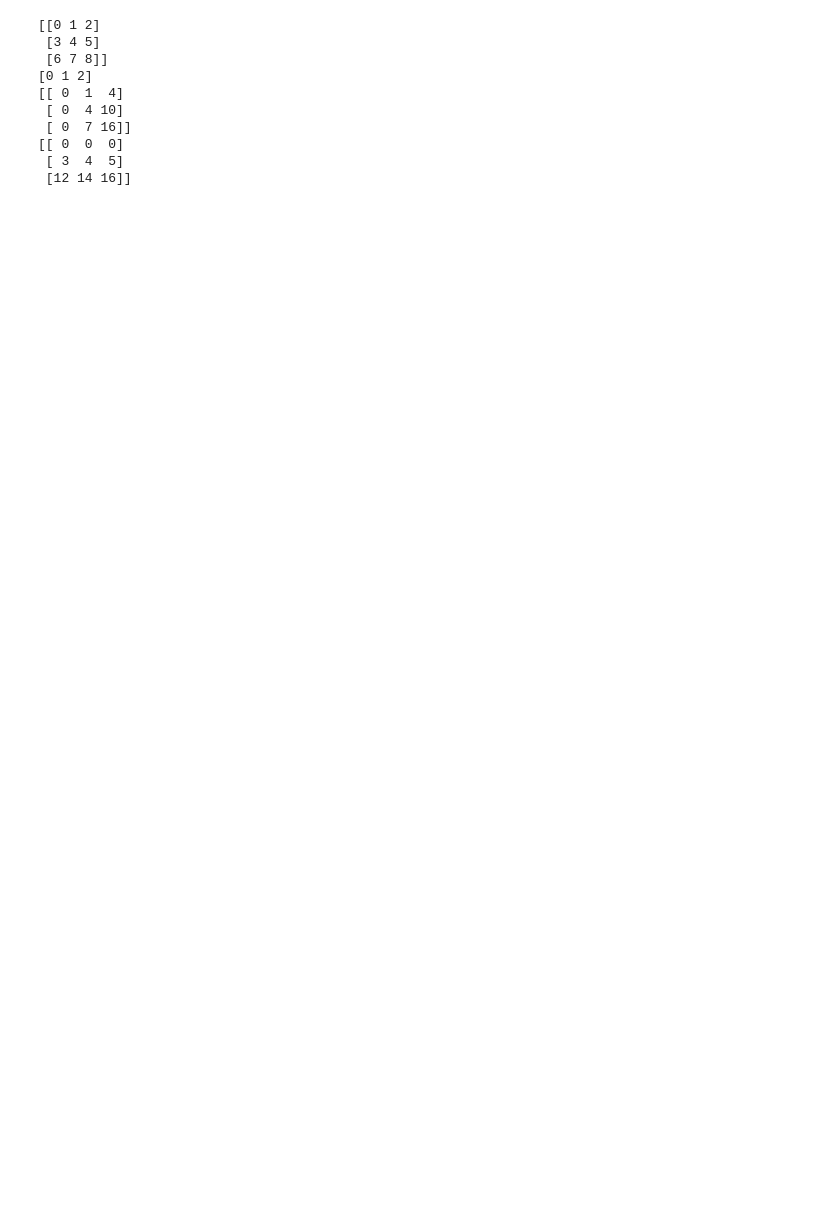
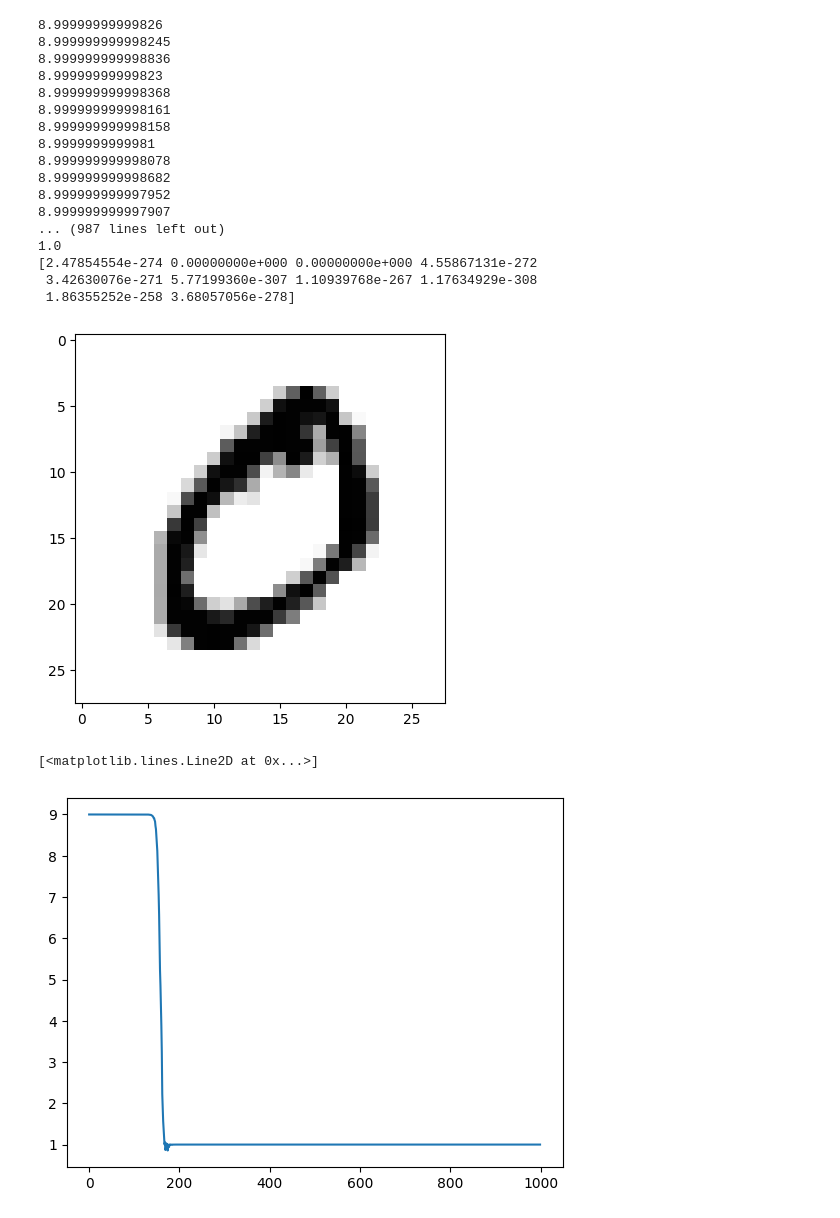
Before and after one commit to tara-tan/machine-learning, a Jupyter notebook: MNISTdemo.ipynb, the cells around one changed output. Drawn from its saved outputs; the diff is of its cells as text; code cells hidden in the pictures; blank space fills up the shorter version.

```diff
--- a/MNISTdemo.ipynb
+++ b/MNISTdemo.ipynb
@@ -6,6 +6,8 @@ import matplotlib.pyplot as plt
 from scipy.special import expit,logit
 from copy import deepcopy
 
-file = r".\train-images.idx3-ubyte"
-arr = idx2numpy.convert_from_file(file)#simple import (took me half an hour)
+trainFile = r".\train-images.idx3-ubyte"
+labelFile = r".\train-labels.idx1-ubyte"
+train = idx2numpy.convert_from_file(trainFile)#simple import (took me half an hour)
+label = idx2numpy.convert_from_file(labelFile)
 # %%
@@ -150,18 +125,49 @@ im last
-# %%
-test = np.arange(9).reshape((3,3))
-test2 = np.arange(3)
-print(test)
-print(test2)
-print(test*test2)
-print(test*test2.reshape((3,1)))
-# %% [output]
-[[0 1 2]
- [3 4 5]
- [6 7 8]]
-[0 1 2]
-[[ 0  1  4]
- [ 0  4 10]
- [ 0  7 16]]
-[[ 0  0  0]
- [ 3  4  5]
- [12 14 16]]
+# %%
+network = Network(784)
+network.addLayer(64)
+network.addLayer(64)
+network.addLayer(10)
+network.connect()
+batch = 1
+epoch = 1000
+result = []
+network.totalTrainData = batch*epoch
+
+for ii in range(epoch):
+    for i in range(batch):
+        network.setInputLayer(train[i+(ii* batch)].flatten())
+        hotEncode = np.zeros(10)
+        hotEncode[label[i+(ii*batch)]] = 1
+        network.trainNetwork(hotEncode)
+    result.append(network.optimizeNetwork(0.05))
+
+network.setInputLayer(train[1].flatten())
+hotEncode = np.zeros(10)
+hotEncode[label[1]] = 1
+print(network.trainNetwork(hotEncode,True))
+
+plt.imshow(train[1], cmap=plt.cm.binary)
+plt.show()
+
+plt.plot(result)
+# %% [output]
+8.99999999999826
+8.999999999998245
+8.999999999998836
+8.99999999999823
+8.999999999998368
+8.999999999998161
+8.999999999998158
+8.9999999999981
+8.999999999998078
+8.999999999998682
+8.999999999997952
+8.999999999997907
+... (987 lines left out)
+1.0
+[2.47854554e-274 0.00000000e+000 0.00000000e+000 4.55867131e-272
+ 3.42630076e-271 5.77199360e-307 1.10939768e-267 1.17634929e-308
+ 1.86355252e-258 3.68057056e-278]
+[figure, added]
+[<matplotlib.lines.Line2D at 0x...>]
+[figure, added]
```
Also changed, not shown: parts of 3 cells of this notebook.
